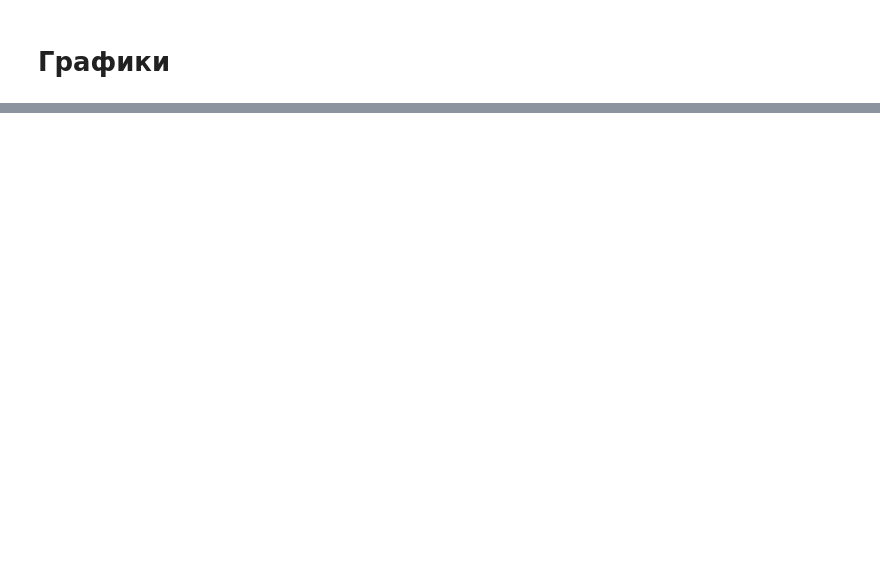
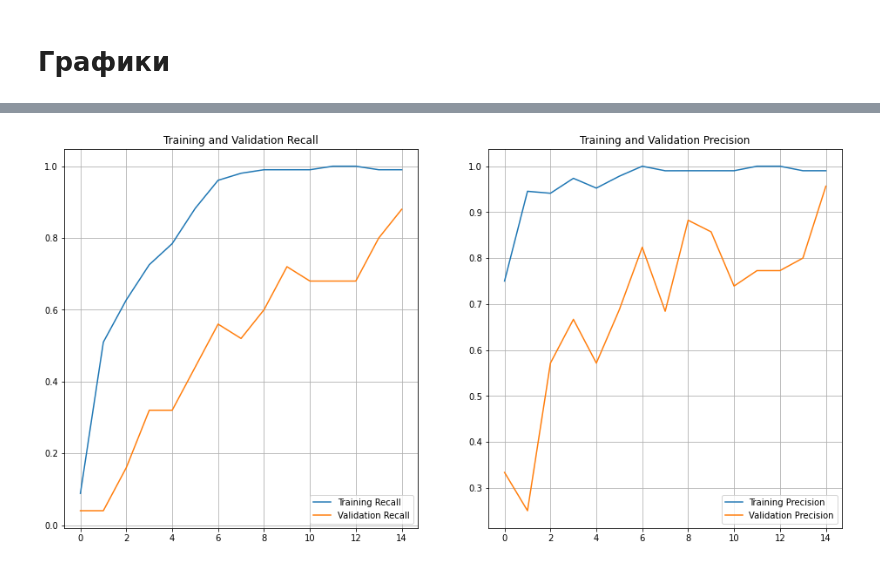
Before and after one commit to kitub/Coursework, a Jupyter notebook: Coursework.ipynb, the cells around one changed output, grey strips where cells are left out. Cells and saved outputs as stored; diff of their text form; code cells hidden in the pictures; blank space fills up the shorter version.

```diff
--- a/Coursework.ipynb
+++ b/Coursework.ipynb
@@ -209,0 +236,10 @@ plot_f1(logfile)
+# %%
+model_dir = "./model_aug"
+file_name = "model_aug"
+modelfile = f"{model_dir}/{file_name}.h5"
+logfile = f"{model_dir}/{file_name}.log"
+if not os.path.exists(model_dir):
+    os.makedirs(model_dir)
+model_chpo = keras.callbacks.ModelCheckpoint(modelfile, save_best_only=True)
+csv_logger = keras.callbacks.CSVLogger(logfile)
+callbacks_list = [model_chpo,csv_logger]
@@ -209,0 +271,4 @@ plot_f1(logfile)
+# %%
+plot_recallandPrecision(logfile)
+# %% [output]
+[figure, added]
```
Also changed, not shown: parts of 16 cells of this notebook.
